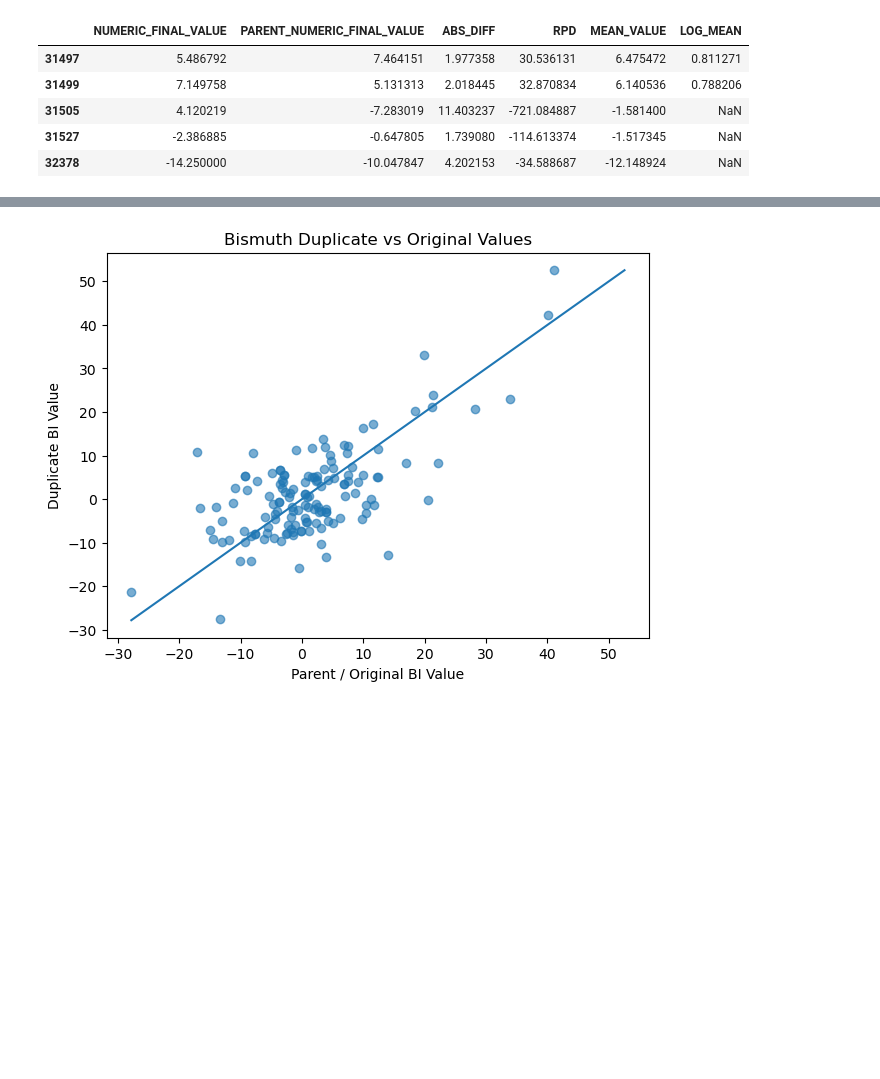
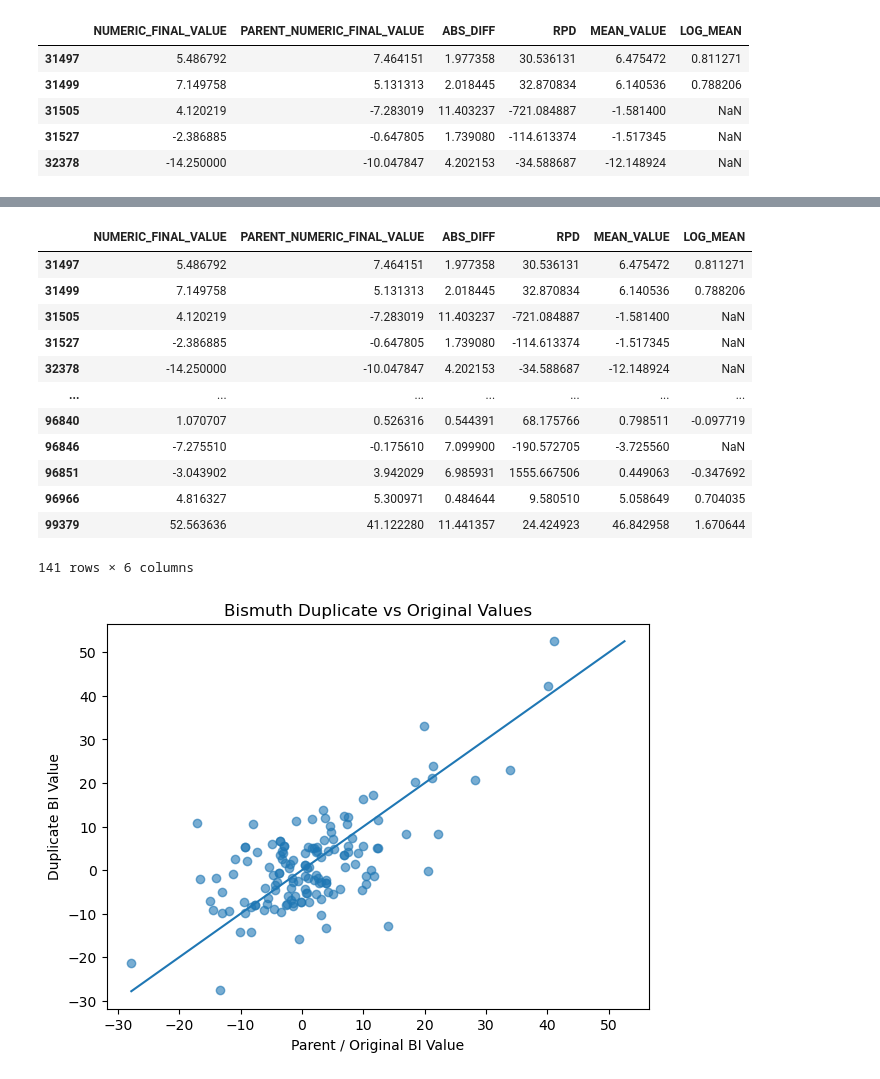
Before and after one commit to Jettiz/QUT-Capstone-Team-32-Datamine-QC-Quality-Control, a Jupyter notebook: notebooks/04_qc_duplicate_analysis.ipynb, the cells around one changed output, grey strips where cells are left out. Saved outputs shown, nothing was run; the diff lists cells and outputs as text; code cells hidden in the pictures; blank space fills up the shorter version.

```diff
--- a/notebooks/04_qc_duplicate_analysis.ipynb
+++ b/notebooks/04_qc_duplicate_analysis.ipynb
@@ -148,3 +167,27 @@ Rows excluded: 69
+# %%
+df_bi[
+    [
+        "NUMERIC_FINAL_VALUE",
+        "PARENT_NUMERIC_FINAL_VALUE",
+        "ABS_DIFF",
+        "RPD",
+        "MEAN_VALUE",
+        "LOG_MEAN"
+    ]]
+# %% [output]
+|  | NUMERIC_FINAL_VALUE | PARENT_NUMERIC_FINAL_VALUE | ABS_DIFF | RPD | MEAN_VALUE | LOG_MEAN |
+| 31497 | 5.486792 | 7.464151 | 1.977358 | 30.536131 | 6.475472 | 0.811271 |
+| 31499 | 7.149758 | 5.131313 | 2.018445 | 32.870834 | 6.140536 | 0.788206 |
+| 31505 | 4.120219 | -7.283019 | 11.403237 | -721.084887 | -1.581400 | NaN |
+| 31527 | -2.386885 | -0.647805 | 1.739080 | -114.613374 | -1.517345 | NaN |
+| 32378 | -14.250000 | -10.047847 | 4.202153 | -34.588687 | -12.148924 | NaN |
+| ... | ... | ... | ... | ... | ... | ... |
+| 96840 | 1.070707 | 0.526316 | 0.544391 | 68.175766 | 0.798511 | -0.097719 |
+| 96846 | -7.275510 | -0.175610 | 7.099900 | -190.572705 | -3.725560 | NaN |
+| 96851 | -3.043902 | 3.942029 | 6.985931 | 1555.667506 | 0.449063 | -0.347692 |
+| 96966 | 4.816327 | 5.300971 | 0.484644 | 9.580510 | 5.058649 | 0.704035 |
+| 99379 | 52.563636 | 41.122280 | 11.441357 | 24.424923 | 46.842958 | 1.670644 |
+141 rows × 6 columns
 # %%
 plt.figure(figsize=(7, 5))
 
```
Also changed, not shown: parts of 4 cells of this notebook.
